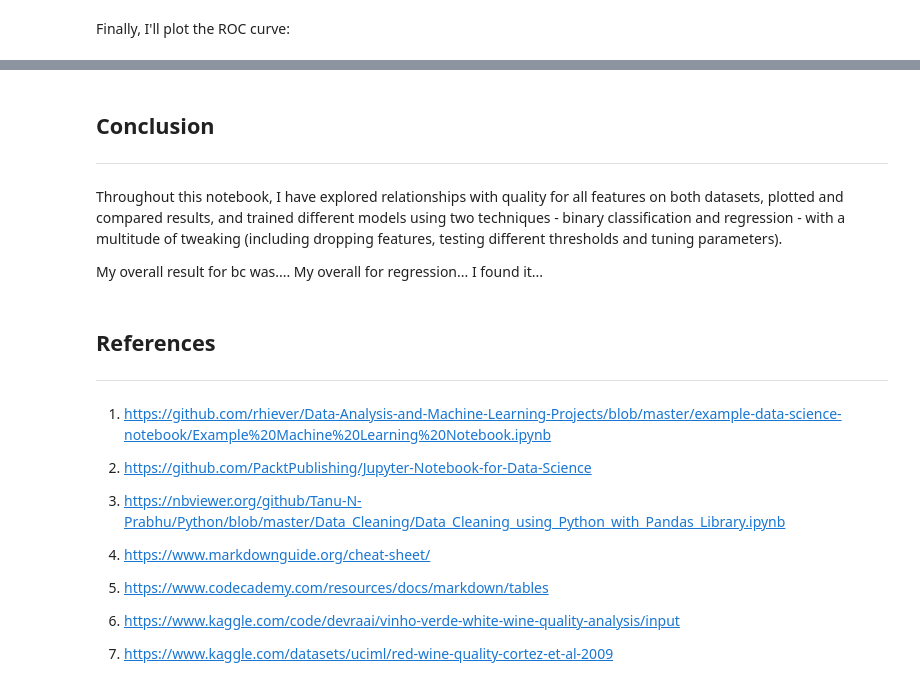
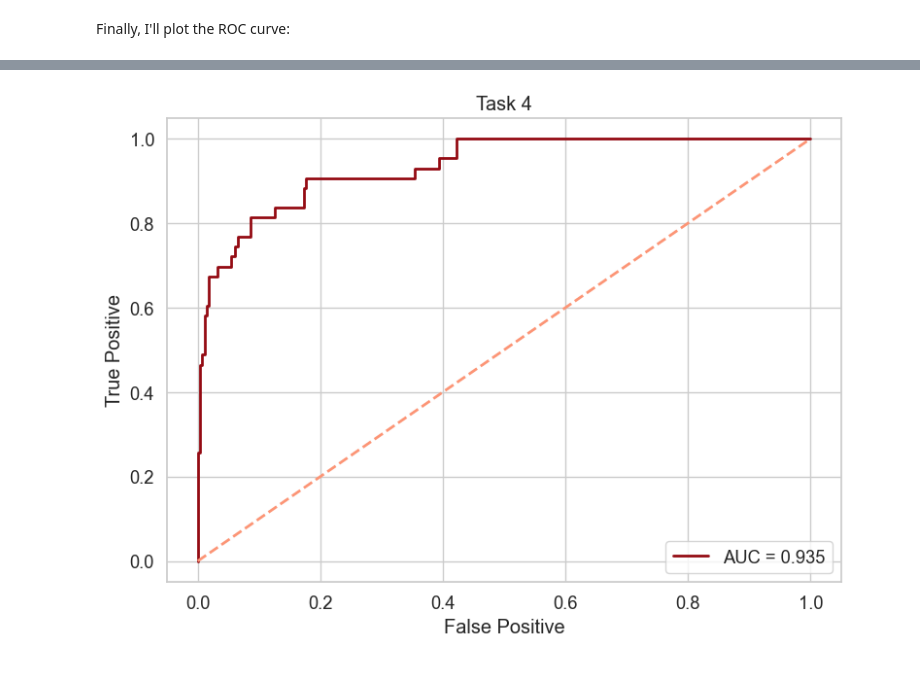
Before and after one commit to k1k12/2034_CW, a Jupyter notebook: notebook/wine_analysis.ipynb, the cells around one changed output, grey strips where cells are left out. Drawn from its saved outputs; the diff is of its cells as text; code cells hidden in the pictures.

```diff
--- a/notebook/wine_analysis.ipynb
+++ b/notebook/wine_analysis.ipynb
@@ -1540,6 +1630,4 @@ from sklearn.metrics import f1_score, roc_curve, auc
 Resplit into testing and training data:
 # %%
 y_red_bin_6 = (y_red > 6).astype(int)
-X_train, X_test, y_train, y_test = train_test_split(
-    X_red, y_red_bin_6, test_size=0.2, stratify=y_red_bin_6, random_state=42
-)
+X_train, X_test, y_train, y_test = train_test_split(X_red, y_red_bin_6, test_size=0.2, random_state=42, stratify=y_red_bin_6)
@@ -1552,7 +1635,7 @@ Rescale:
 Again train my model:
 # %%
 rfc = RandomForestClassifier(n_estimators=200, max_depth=10, class_weight="balanced", random_state=42)
-rfc.fit(X_train_scaled, y_train)
+rfc.fit(X_train, y_train)
 # %% [output]
 RandomForestClassifier(class_weight='balanced', max_depth=10, n_estimators=200,
                        random_state=42)
@@ -1712,28 +1665,13 @@ Throughout this notebook, I have completed a majority of the listed extensions o
-# %% [markdown]
-## Conclusion
-
-___
-
-Throughout this notebook, I have explored relationships with quality for all features on both datasets, plotted and compared results, and trained different models using two techniques - binary classification and regression - with a multitude of tweaking (including dropping features, testing different thresholds and tuning parameters).
-
-My overall result for bc was....
-My overall for regression...
-I found it...
-# %% [markdown]
-## References
-
-___
-
-1. https://github.com/rhiever/Data-Analysis-and-Machine-Learning-Projects/blob/master/example-data-science-notebook/Example%20Machine%20Learning%20Notebook.ipynb
-
-2. https://github.com/PacktPublishing/Jupyter-Notebook-for-Data-Science
-
-3. https://nbviewer.org/github/Tanu-N-Prabhu/Python/blob/master/Data_Cleaning/Data_Cleaning_using_Python_with_Pandas_Library.ipynb
-
-4. https://www.markdownguide.org/cheat-sheet/
-
-5. https://www.codecademy.com/resources/docs/markdown/tables
-
-6. https://www.kaggle.com/code/devraai/vinho-verde-white-wine-quality-analysis/input
-
-7. https://www.kaggle.com/datasets/uciml/red-wine-quality-cortez-et-al-2009
+# %%
+plt.figure(figsize=(8, 6))
+plt.plot(fpr, tpr, color=palette_red[9], lw=2, label=f"AUC = {roc_auc:.3f}")
+plt.plot([0, 1], [0, 1], color=palette_red[3], lw=2, linestyle="--")
+plt.xlabel("False Positive")
+plt.ylabel("True Positive")
+plt.title("Task 4")
+plt.legend(loc='lower right')
+plt.tight_layout()
+plt.savefig("../figures/task4_roc_red.png")
+plt.show()
+# %% [output]
+[figure, added]
```
Also changed, not shown: parts of 78 cells of this notebook, 8 other files.
